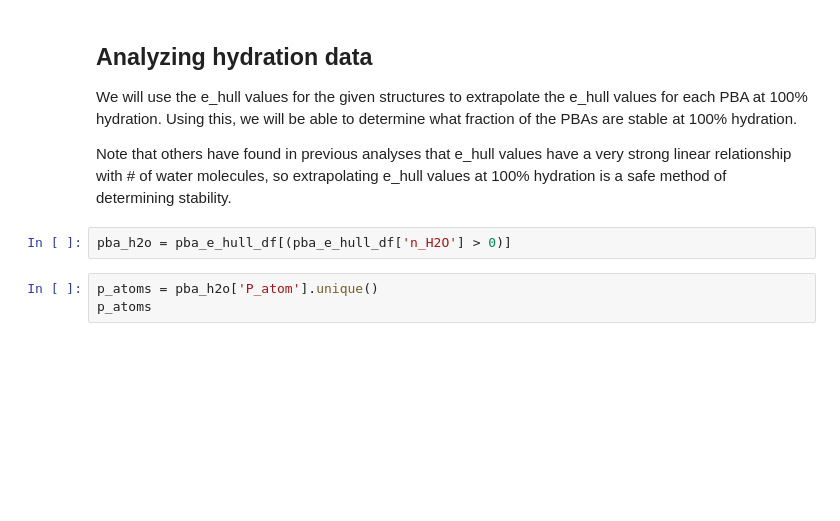
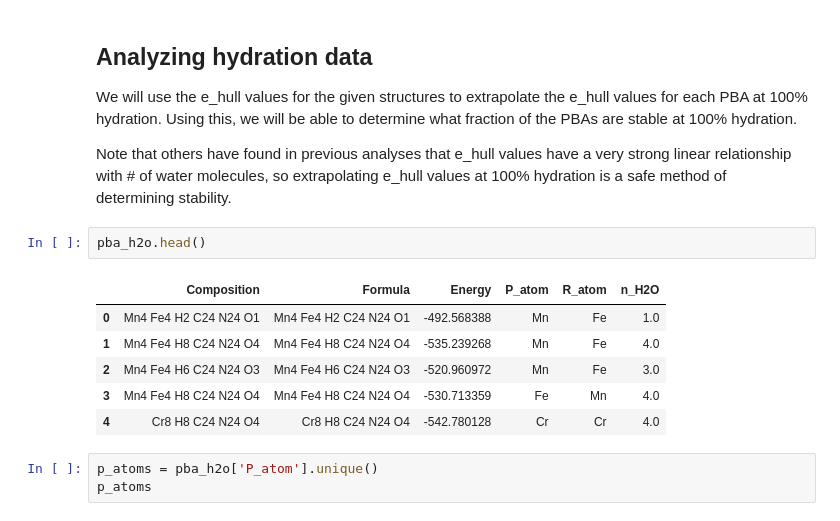
Before and after one commit to ewoodbury/my_pba_analysis, a Jupyter notebook: 04 - Hydration Analysis.ipynb, the cells around one changed output. Drawn from its saved outputs; the diff is of its cells as text; blank space fills up the shorter version.

```diff
--- a/04 - Hydration Analysis.ipynb
+++ b/04 - Hydration Analysis.ipynb
@@ -254,8 +295,15 @@ From this, we see that there are 172 unique structures that contain water molecu
 We will use the e_hull values for the given structures to extrapolate the e_hull values for each PBA at 100% hydration. Using this, we will be able to determine what fraction of the PBAs are stable at 100% hydration.
 
 Note that others have found in previous analyses that e_hull values have a very strong linear relationship with # of water molecules, so extrapolating e_hull values at 100% hydration is a safe method of determining stability.
-# %%
-pba_h2o = pba_e_hull_df[(pba_e_hull_df['n_H2O'] > 0)]
+# %%
+pba_h2o.head()
+# %% [output]
+|  | Composition | Formula | Energy | P_atom | R_atom | n_H2O |
+| 0 | Mn4 Fe4 H2 C24 N24 O1 | Mn4 Fe4 H2 C24 N24 O1 | -492.568388 | Mn | Fe | 1.0 |
+| 1 | Mn4 Fe4 H8 C24 N24 O4 | Mn4 Fe4 H8 C24 N24 O4 | -535.239268 | Mn | Fe | 4.0 |
+| 2 | Mn4 Fe4 H6 C24 N24 O3 | Mn4 Fe4 H6 C24 N24 O3 | -520.960972 | Mn | Fe | 3.0 |
+| 3 | Mn4 Fe4 H8 C24 N24 O4 | Mn4 Fe4 H8 C24 N24 O4 | -530.713359 | Fe | Mn | 4.0 |
+| 4 | Cr8 H8 C24 N24 O4 | Cr8 H8 C24 N24 O4 | -542.780128 | Cr | Cr | 4.0 |
 # %%
 p_atoms = pba_h2o['P_atom'].unique()
 p_atoms
```
Also changed, not shown: parts of 67 cells of this notebook.
